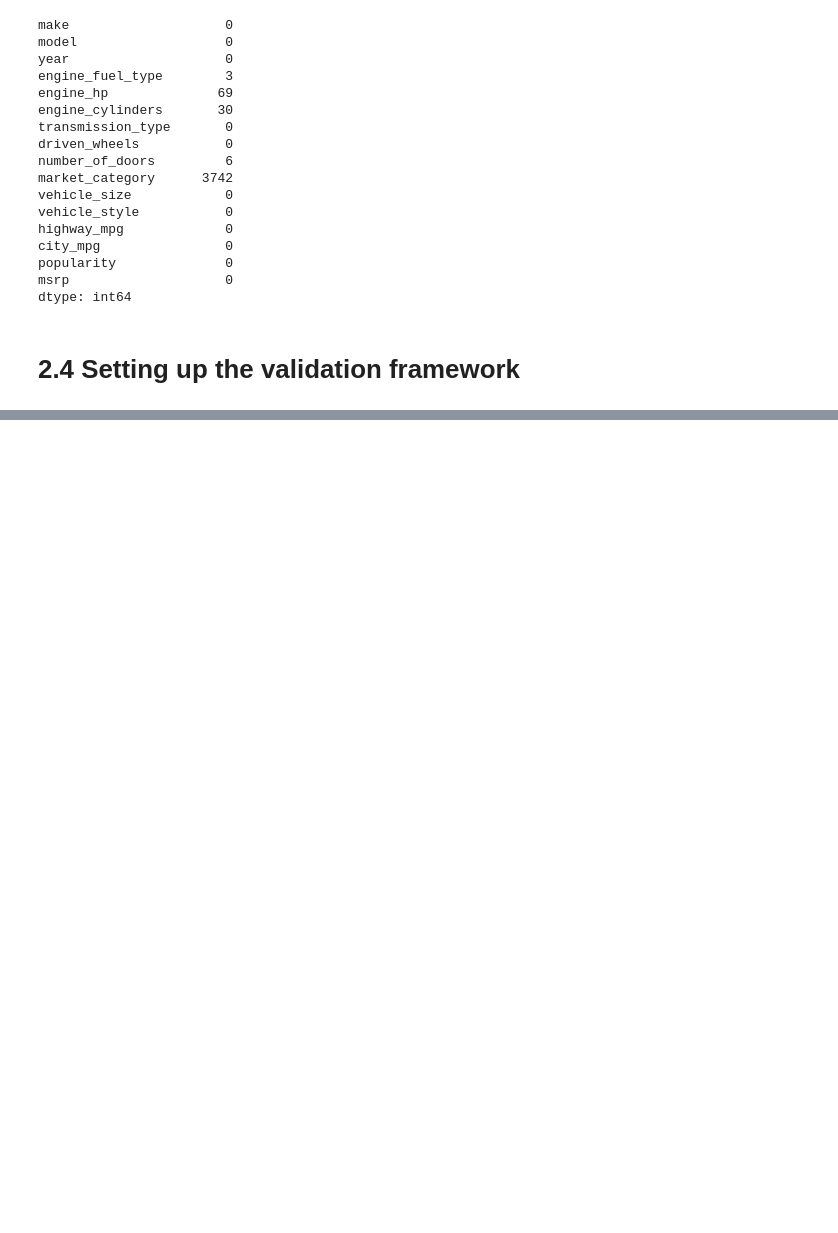
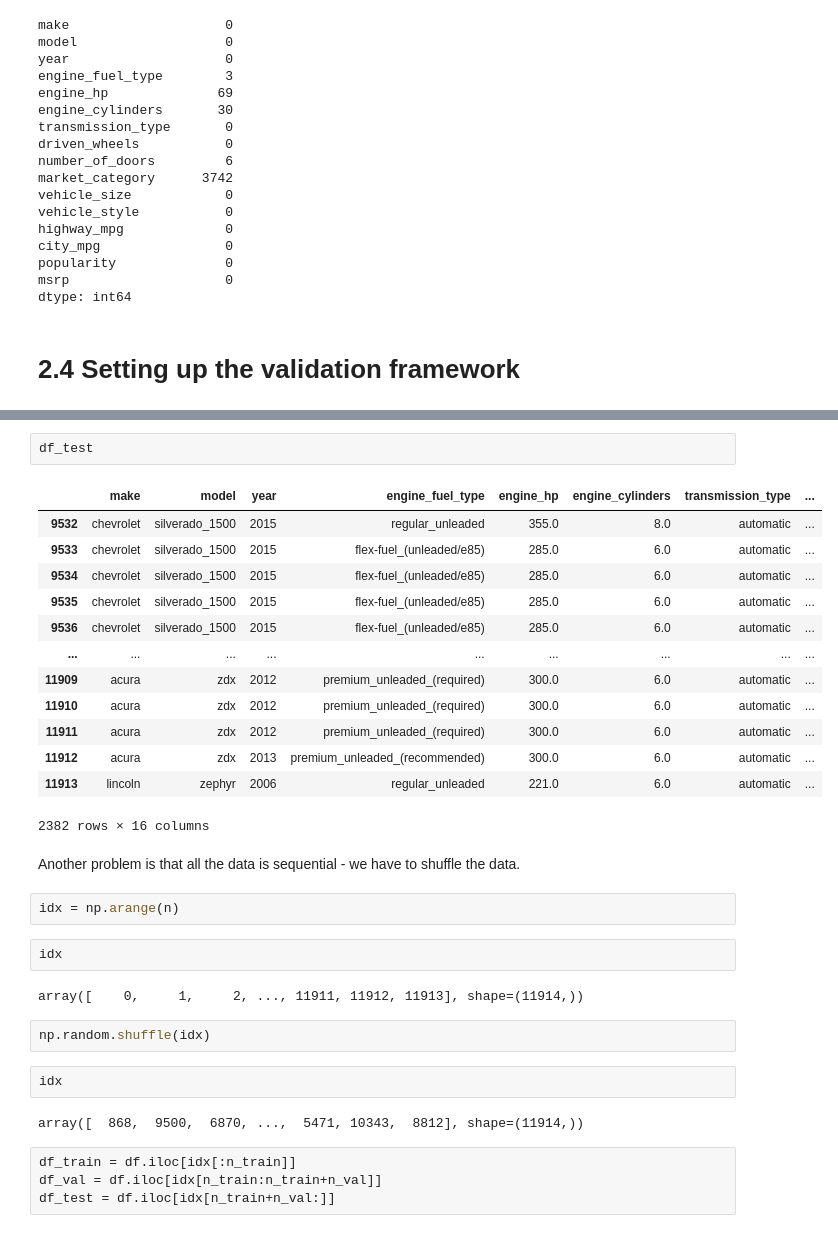
Before and after one commit to jbjezanc/machine-learning, a Jupyter notebook: 02-predicting-car-prices/02-price-prediction.ipynb, the cells around one changed output, grey strips where cells are left out. Drawn from its saved outputs; the diff is of its cells as text; blank space fills up the shorter version.

```diff
--- a/02-predicting-car-prices/02-price-prediction.ipynb
+++ b/02-predicting-car-prices/02-price-prediction.ipynb
@@ -298,0 +366,34 @@ dtype: int64
+# %%
+df_test
+# %% [output]
+|  | make | model | year | engine_fuel_type | engine_hp | engine_cylinders | transmission_type | ... |
+| 9532 | chevrolet | silverado_1500 | 2015 | regular_unleaded | 355.0 | 8.0 | automatic | ... |
+| 9533 | chevrolet | silverado_1500 | 2015 | flex-fuel_(unleaded/e85) | 285.0 | 6.0 | automatic | ... |
+| 9534 | chevrolet | silverado_1500 | 2015 | flex-fuel_(unleaded/e85) | 285.0 | 6.0 | automatic | ... |
+| 9535 | chevrolet | silverado_1500 | 2015 | flex-fuel_(unleaded/e85) | 285.0 | 6.0 | automatic | ... |
+| 9536 | chevrolet | silverado_1500 | 2015 | flex-fuel_(unleaded/e85) | 285.0 | 6.0 | automatic | ... |
+| ... | ... | ... | ... | ... | ... | ... | ... | ... |
+| 11909 | acura | zdx | 2012 | premium_unleaded_(required) | 300.0 | 6.0 | automatic | ... |
+| 11910 | acura | zdx | 2012 | premium_unleaded_(required) | 300.0 | 6.0 | automatic | ... |
+| 11911 | acura | zdx | 2012 | premium_unleaded_(required) | 300.0 | 6.0 | automatic | ... |
+| 11912 | acura | zdx | 2013 | premium_unleaded_(recommended) | 300.0 | 6.0 | automatic | ... |
+| 11913 | lincoln | zephyr | 2006 | regular_unleaded | 221.0 | 6.0 | automatic | ... |
+2382 rows × 16 columns
+# %% [markdown]
+Another problem is that all the data is sequential - we have to shuffle the data.
+# %%
+idx = np.arange(n)
+# %%
+idx
+# %% [output]
+array([    0,     1,     2, ..., 11911, 11912, 11913], shape=(11914,))
+# %%
+np.random.shuffle(idx)
+# %%
+idx
+# %% [output]
+array([  868,  9500,  6870, ...,  5471, 10343,  8812], shape=(11914,))
+# %%
+df_train = df.iloc[idx[:n_train]]
+df_val = df.iloc[idx[n_train:n_train+n_val]]
+df_test = df.iloc[idx[n_train+n_val:]]
```
Also changed, not shown: parts of 32 cells of this notebook.
